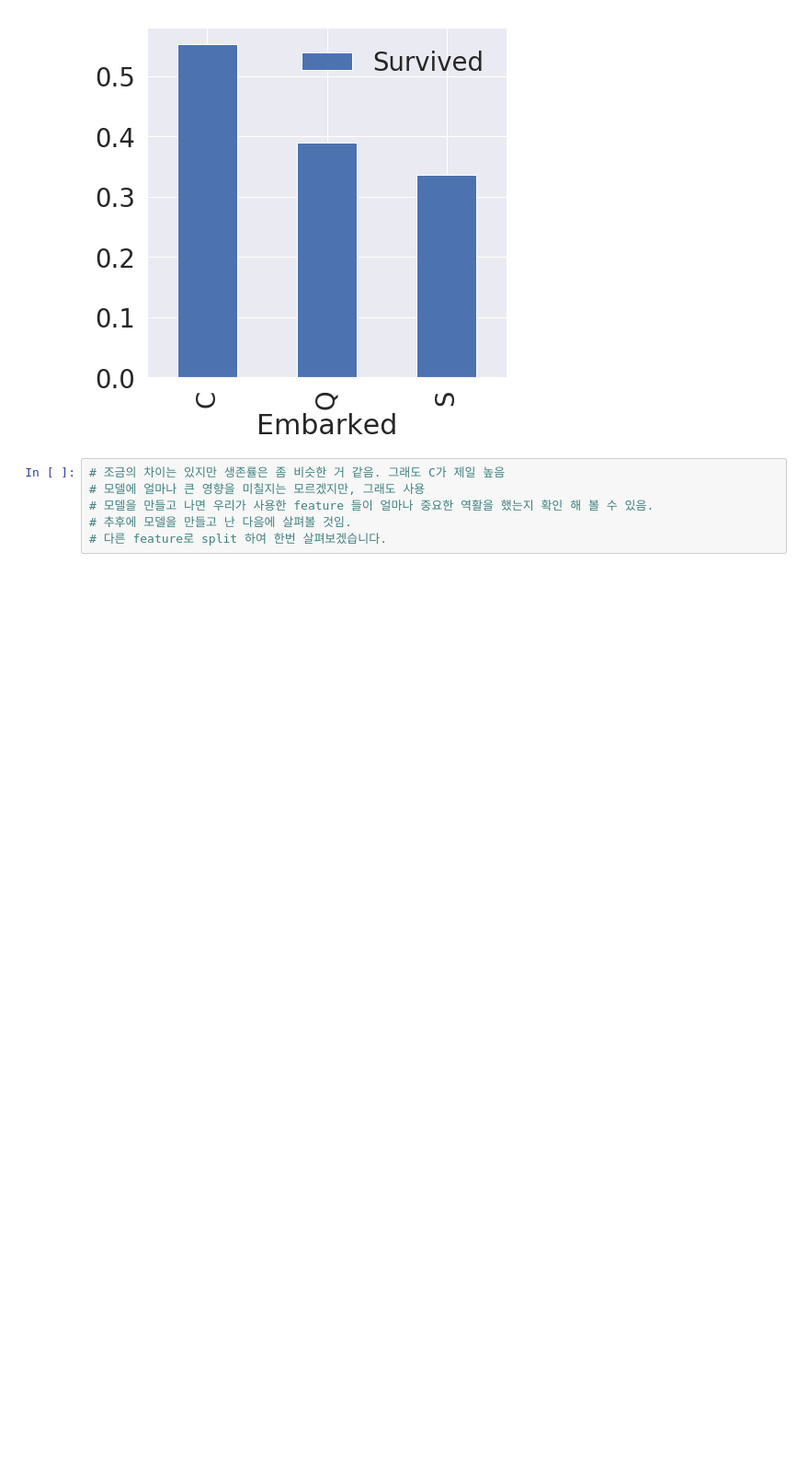
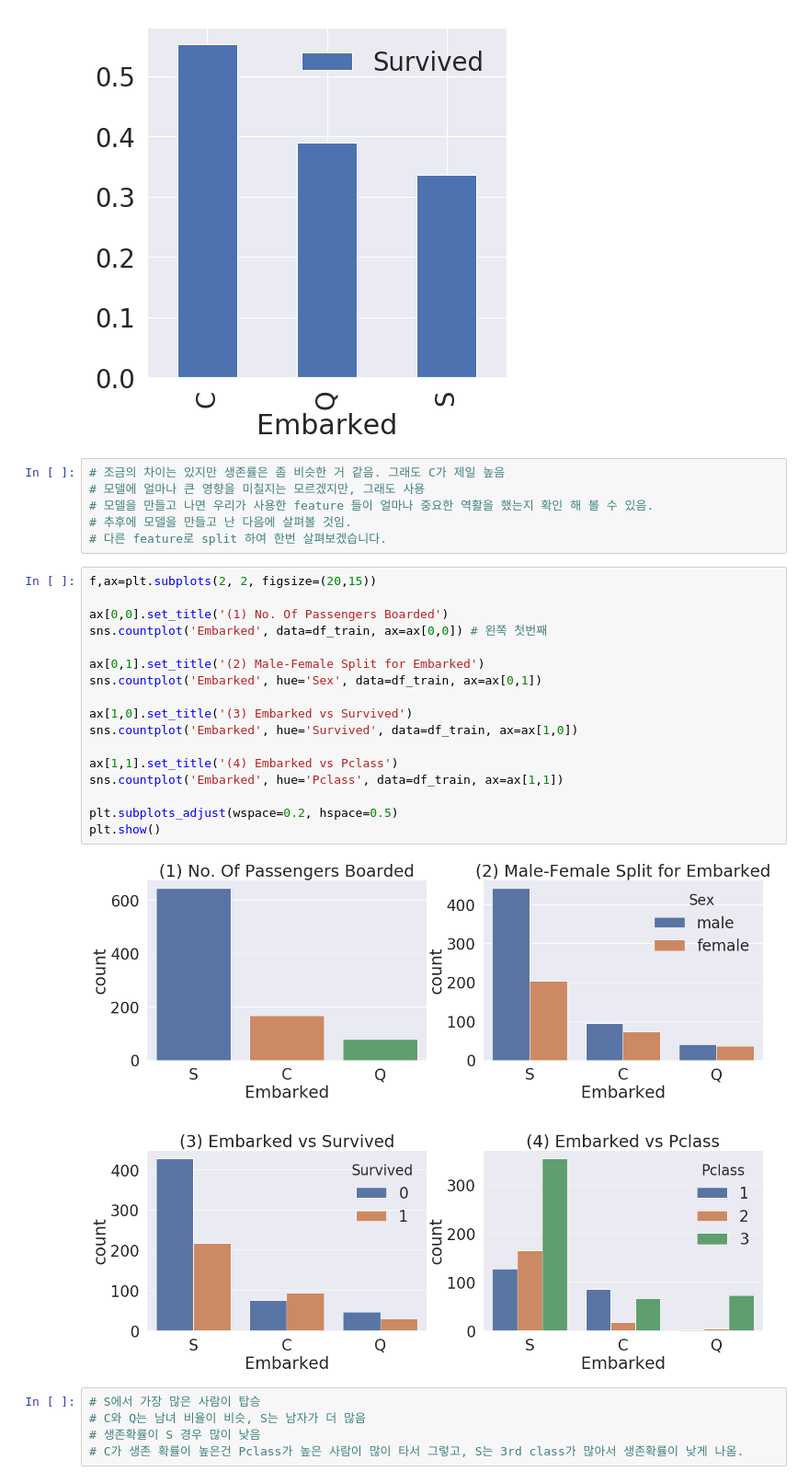
Before and after one commit to jihyunjeongme/data-analysis-kaggle, a Jupyter notebook: [Kaggle_Titanic]_EDA_To_prediction(DieTanic).ipynb, the cells around one changed output. Shown: that part at 92% size. Drawn from its saved outputs; the diff is of its cells as text; blank space fills up the shorter version.

```diff
--- a/[Kaggle_Titanic]_EDA_To_prediction(DieTanic).ipynb
+++ b/[Kaggle_Titanic]_EDA_To_prediction(DieTanic).ipynb
@@ -293,3 +293,27 @@ df_train[['Embarked', 'Survived']].groupby(['Embarked'], as_index=True).mean().s
 # 모델을 만들고 나면 우리가 사용한 feature 들이 얼마나 중요한 역활을 했는지 확인 해 볼 수 있음.
 # 추후에 모델을 만들고 난 다음에 살펴볼 것임.
 # 다른 feature로 split 하여 한번 살펴보겠습니다.
+# %%
+f,ax=plt.subplots(2, 2, figsize=(20,15))
+
+ax[0,0].set_title('(1) No. Of Passengers Boarded')
+sns.countplot('Embarked', data=df_train, ax=ax[0,0]) # 왼쪽 첫번째
+
+ax[0,1].set_title('(2) Male-Female Split for Embarked')
+sns.countplot('Embarked', hue='Sex', data=df_train, ax=ax[0,1])
+
+ax[1,0].set_title('(3) Embarked vs Survived')
+sns.countplot('Embarked', hue='Survived', data=df_train, ax=ax[1,0])
+
+ax[1,1].set_title('(4) Embarked vs Pclass')
+sns.countplot('Embarked', hue='Pclass', data=df_train, ax=ax[1,1])
+
+plt.subplots_adjust(wspace=0.2, hspace=0.5)
+plt.show()
+# %% [output]
+[figure, added]
+# %%
+# S에서 가장 많은 사람이 탑승
+# C와 Q는 남녀 비율이 비슷, S는 남자가 더 많음
+# 생존확률이 S 경우 많이 낮음
+# C가 생존 확률이 높은건 Pclass가 높은 사람이 많이 타서 그렇고, S는 3rd class가 많아서 생존확률이 낮게 나옴.
```
